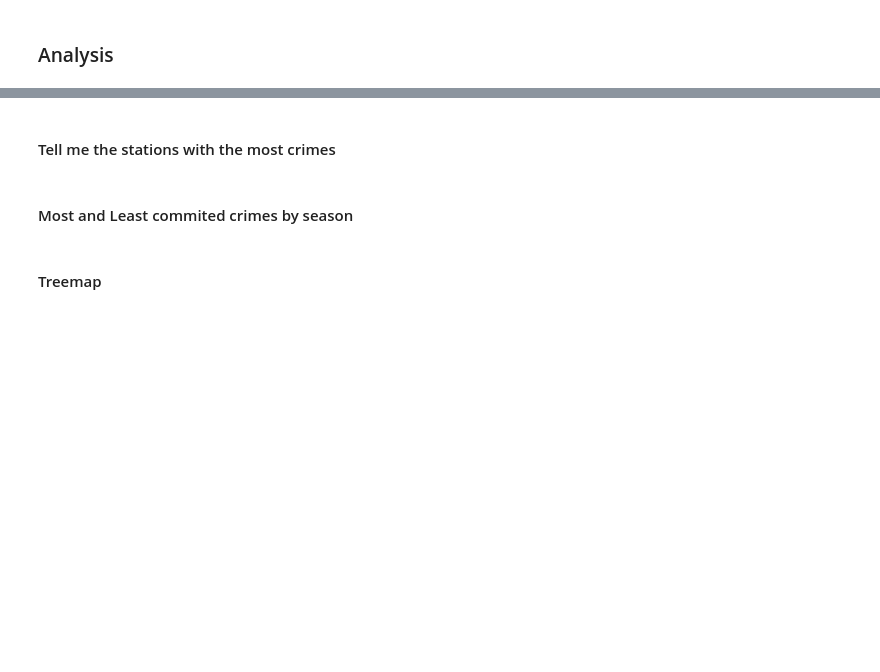
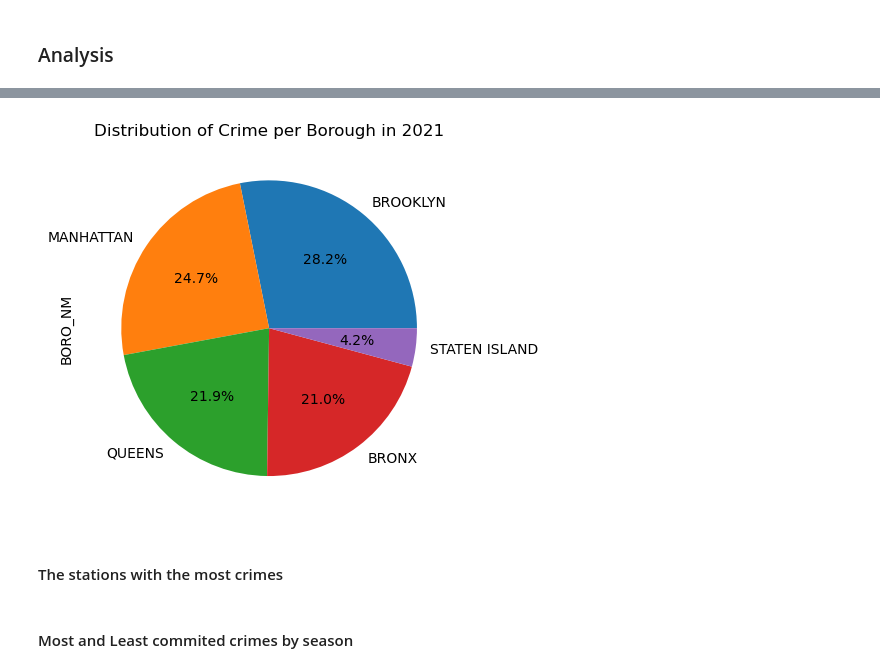
Before and after one commit to burn-Z/NYPD-Reported-Crime---Data-Visualization-Project, a Jupyter notebook: notebooks/placeholder.ipynb, the cells around one changed output, grey strips where cells are left out. Saved outputs shown, nothing was run; the diff lists cells and outputs as text; code cells hidden in the pictures; blank space fills up the shorter version.

```diff
--- a/notebooks/placeholder.ipynb
+++ b/notebooks/placeholder.ipynb
@@ -98,4 +230,8 @@ df.groupby(['BORO_NM'])['BORO_NM'].count().sort_values(ascending= False)
+# %%
+show_neigh_crime_pie(q2_df, 2021)
+# %% [output]
+[figure, added]
 # %% [markdown]
-#### Tell me the stations with the most crimes
+#### The stations with the most crimes
 # %% [markdown]
 #### Most and Least commited crimes by season
@@ -105,4 +238,2 @@ df_ = df_[['CMPLNT_FR_DT', 'OFNS_DESC']].sort_values(by = 'CMPLNT_FR_DT')
 # %%
 # sns.lineplot(df_, x= )
-# %% [markdown]
-#### Treemap
```
Also changed, not shown: parts of 38 cells of this notebook.
